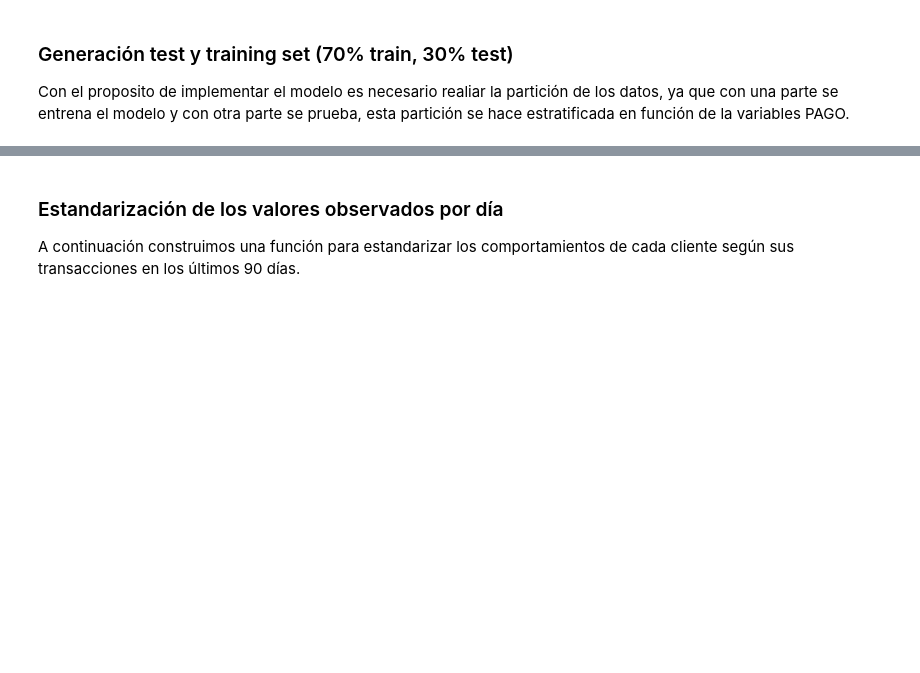
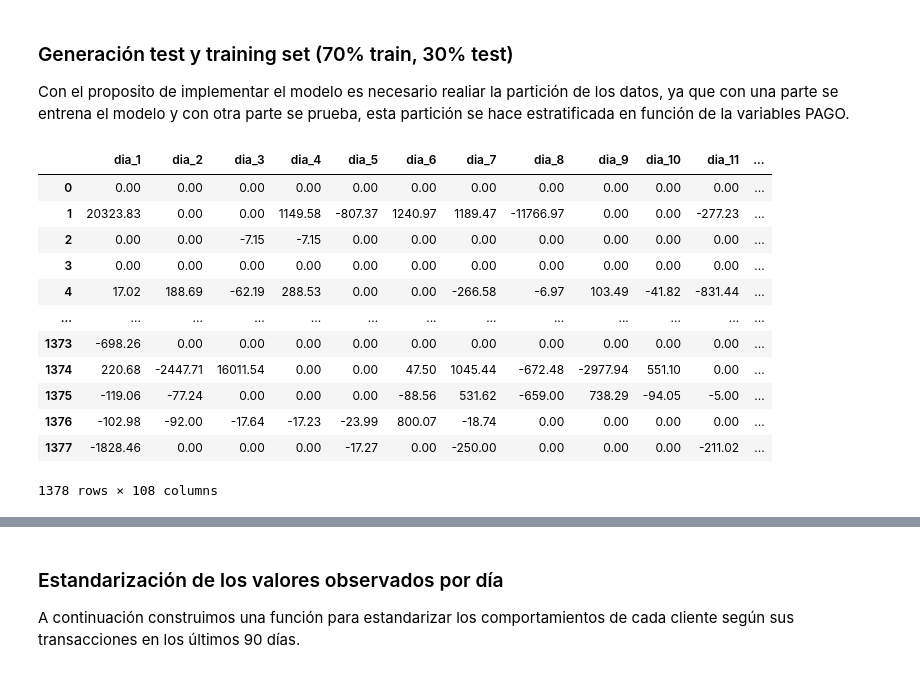
Before and after one commit to deepdatagroup/Datathon_DS4A, a Jupyter notebook: fundamentos_analiticaII_final.ipynb, the cells around one changed output, grey strips where cells are left out. Saved outputs shown, nothing was run; the diff lists cells and outputs as text; code cells hidden in the pictures; blank space fills up the shorter version.

```diff
--- a/fundamentos_analiticaII_final.ipynb
+++ b/fundamentos_analiticaII_final.ipynb
@@ -454,6 +431,22 @@ X=datamodel.drop(columns=['pago_m','MontoCat'])
 
 ### Generación test y training set (70% train, 30% test)
 Con el proposito de implementar el modelo es necesario realiar la partición de los datos,  ya que con una parte se entrena el modelo y con otra parte se prueba, esta partición se hace estratificada en función de la variables PAGO.
+# %%
+datamodel.drop(columns=['pago_m'])
+# %% [output]
+|  | dia_1 | dia_2 | dia_3 | dia_4 | dia_5 | dia_6 | dia_7 | dia_8 | dia_9 | dia_10 | dia_11 | ... |
+| 0 | 0.00 | 0.00 | 0.00 | 0.00 | 0.00 | 0.00 | 0.00 | 0.00 | 0.00 | 0.00 | 0.00 | ... |
+| 1 | 20323.83 | 0.00 | 0.00 | 1149.58 | -807.37 | 1240.97 | 1189.47 | -11766.97 | 0.00 | 0.00 | -277.23 | ... |
+| 2 | 0.00 | 0.00 | -7.15 | -7.15 | 0.00 | 0.00 | 0.00 | 0.00 | 0.00 | 0.00 | 0.00 | ... |
+| 3 | 0.00 | 0.00 | 0.00 | 0.00 | 0.00 | 0.00 | 0.00 | 0.00 | 0.00 | 0.00 | 0.00 | ... |
+| 4 | 17.02 | 188.69 | -62.19 | 288.53 | 0.00 | 0.00 | -266.58 | -6.97 | 103.49 | -41.82 | -831.44 | ... |
+| ... | ... | ... | ... | ... | ... | ... | ... | ... | ... | ... | ... | ... |
+| 1373 | -698.26 | 0.00 | 0.00 | 0.00 | 0.00 | 0.00 | 0.00 | 0.00 | 0.00 | 0.00 | 0.00 | ... |
+| 1374 | 220.68 | -2447.71 | 16011.54 | 0.00 | 0.00 | 47.50 | 1045.44 | -672.48 | -2977.94 | 551.10 | 0.00 | ... |
+| 1375 | -119.06 | -77.24 | 0.00 | 0.00 | 0.00 | -88.56 | 531.62 | -659.00 | 738.29 | -94.05 | -5.00 | ... |
+| 1376 | -102.98 | -92.00 | -17.64 | -17.23 | -23.99 | 800.07 | -18.74 | 0.00 | 0.00 | 0.00 | 0.00 | ... |
+| 1377 | -1828.46 | 0.00 | 0.00 | 0.00 | -17.27 | 0.00 | -250.00 | 0.00 | 0.00 | 0.00 | -211.02 | ... |
+1378 rows × 108 columns
 # %%
 
 X_train, X_test, y_train, y_test = train_test_split(
```
Also changed, not shown: parts of 47 cells of this notebook.
